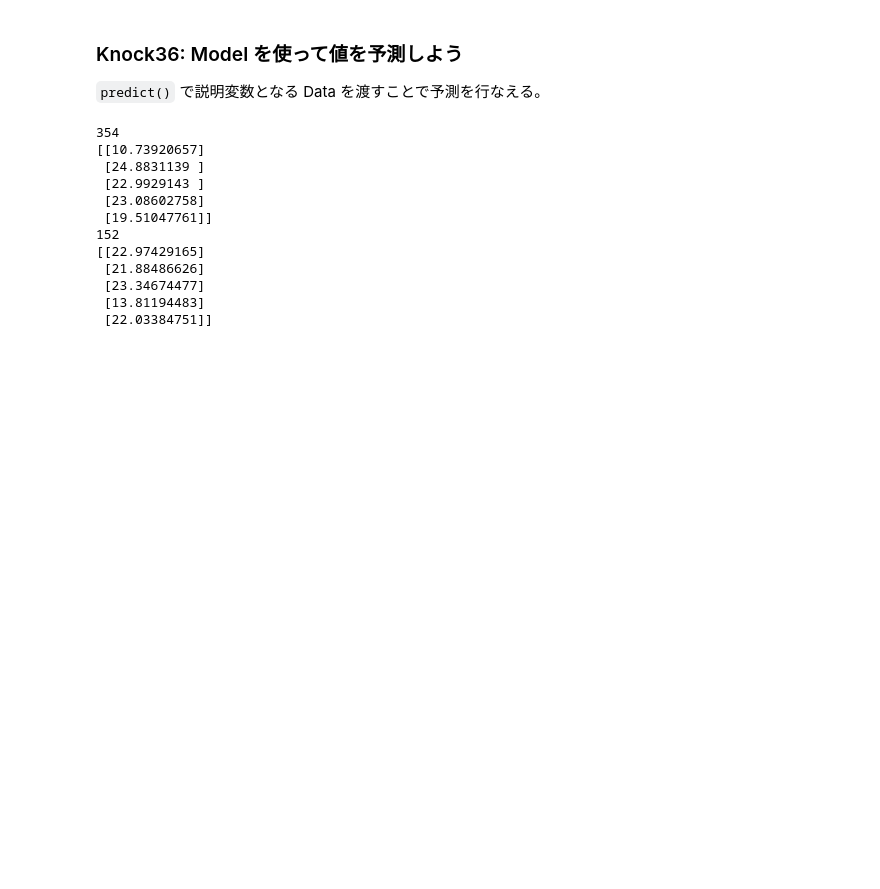
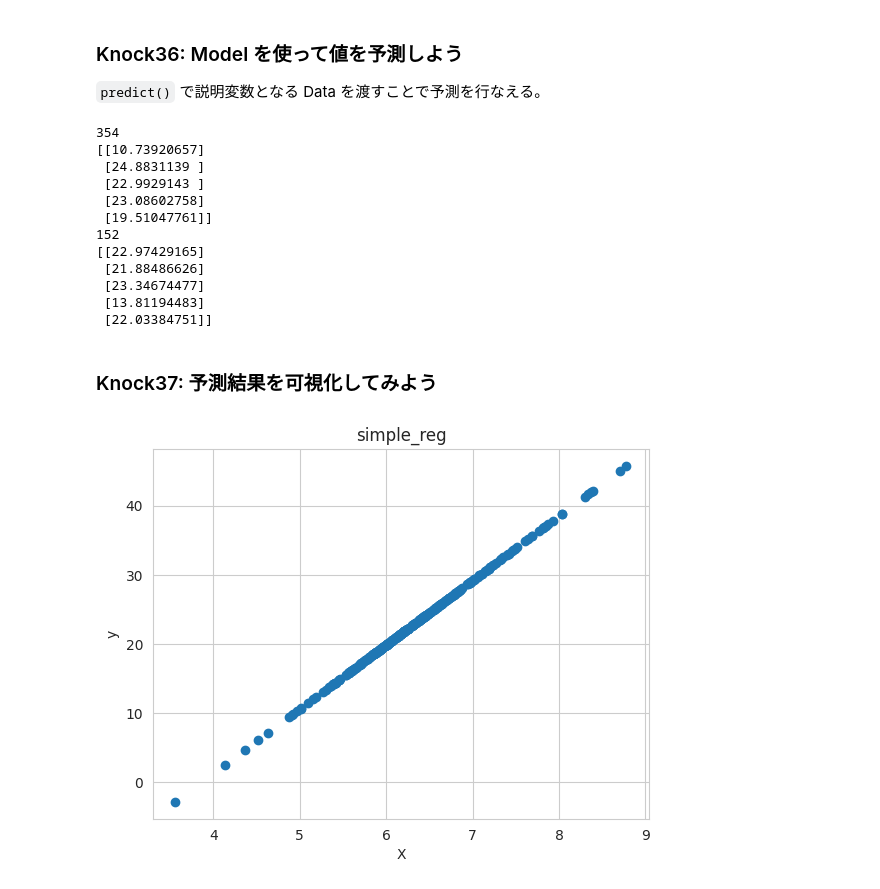
Before and after one commit to 1024xx4/ai_model_building_100, a Jupyter notebook: section04/section04.ipynb, the cells around one changed output. Drawn from its saved outputs; the diff is of its cells as text; code cells hidden in the pictures; blank space fills up the shorter version.

```diff
--- a/section04/section04.ipynb
+++ b/section04/section04.ipynb
@@ -245,3 +245,14 @@ print(y_test_pred[:5])
  [23.34674477]
  [13.81194483]
  [22.03384751]]
+# %% [markdown]
+### Knock37: 予測結果を可視化してみよう
+# %%
+# 予測結果の可視化（訓練 Data）
+plt.scatter(X_train, y_train_pred)
+plt.xlabel('X')
+plt.ylabel('y')
+plt.title('simple_reg')
+plt.show()
+# %% [output]
+[figure, added]
```
Also changed, not shown: parts of 7 cells of this notebook.
